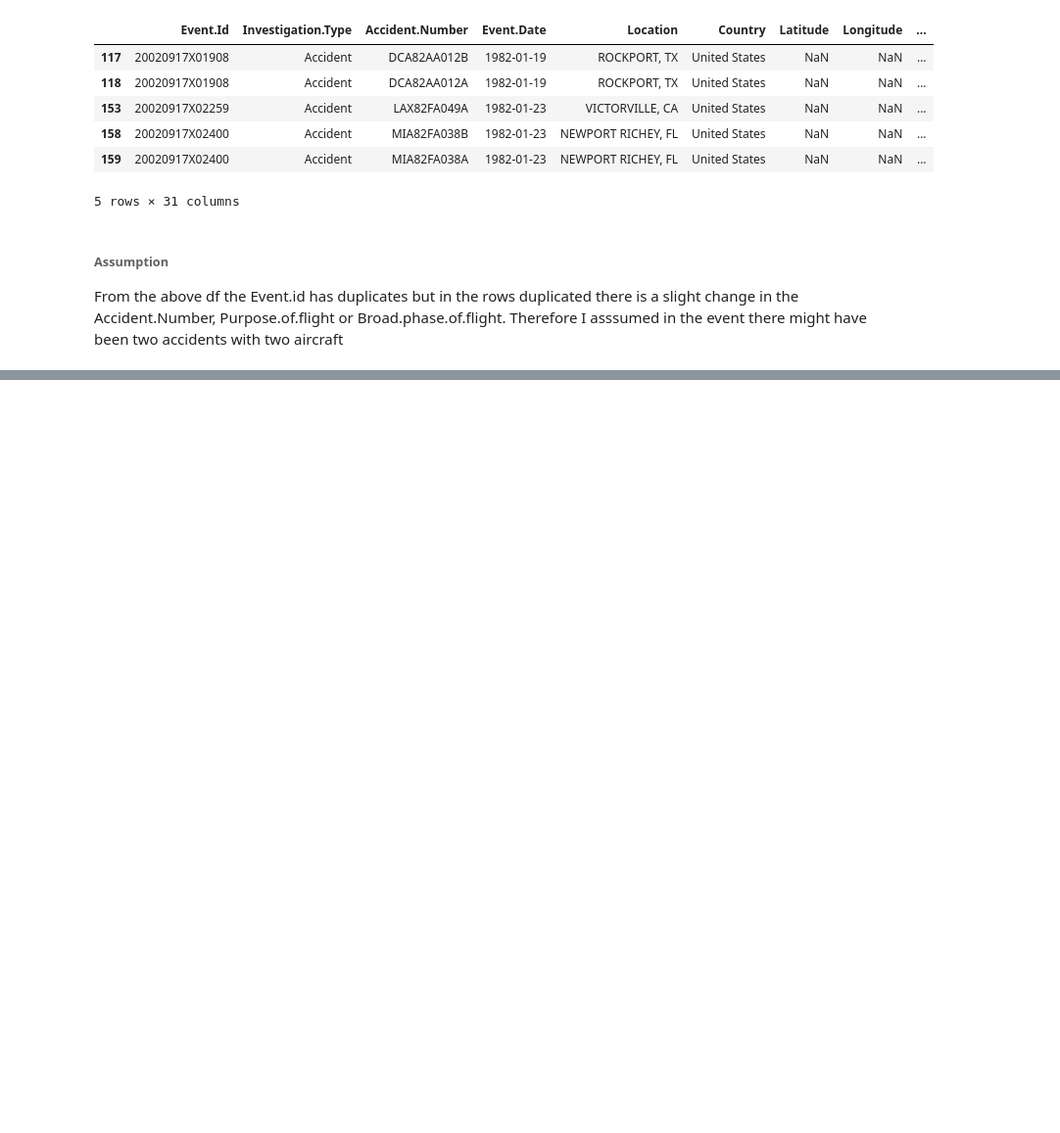
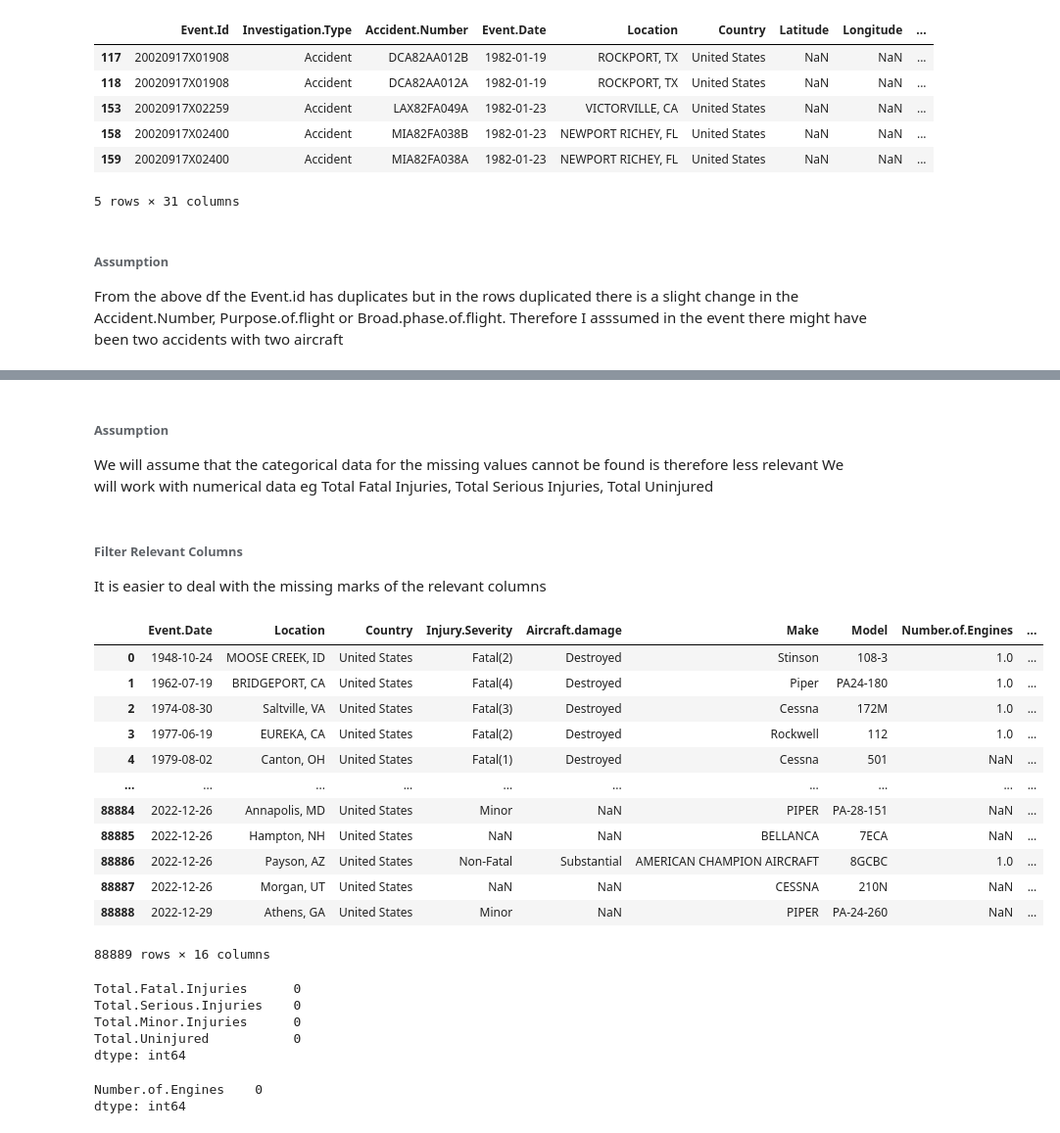
Before and after one commit to blaise-mwangi/dsc-project-aviation, a Jupyter notebook: dsc_project_aviation.ipynb, the cells around one changed output, grey strips where cells are left out. Shown: that part at 98% size. Drawn from its saved outputs; the diff is of its cells as text; code cells hidden in the pictures; blank space fills up the shorter version.

```diff
--- a/dsc_project_aviation.ipynb
+++ b/dsc_project_aviation.ipynb
@@ -146,0 +191,31 @@ Therefore I asssumed in the event there might have been two accidents with two a
+# %% [markdown]
+###### **Assumption**
+We will assume that the categorical data for the missing values cannot be found is therefore less relevant
+We will work with numerical data eg Total Fatal Injuries, Total Serious Injuries, Total Uninjured
+# %% [markdown]
+###### **Filter Relevant Columns**
+It is easier to deal with the missing marks of the relevant columns
+# %%
+relevant_columns = [
+    "Event.Date", "Location", "Country", "Injury.Severity", "Aircraft.damage",
+    "Make", "Model", "Number.of.Engines", "Engine.Type", "Purpose.of.flight",
+    "Total.Fatal.Injuries", "Total.Serious.Injuries", "Total.Minor.Injuries",
+    "Total.Uninjured", "Weather.Condition", "Broad.phase.of.flight"
+]
+
+filtered_df = df.filter(items=relevant_columns).copy()
+filtered_df
+# %% [output]
+|  | Event.Date | Location | Country | Injury.Severity | Aircraft.damage | Make | Model | Number.of.Engines | ... |
+| 0 | 1948-10-24 | MOOSE CREEK, ID | United States | Fatal(2) | Destroyed | Stinson | 108-3 | 1.0 | ... |
+| 1 | 1962-07-19 | BRIDGEPORT, CA | United States | Fatal(4) | Destroyed | Piper | PA24-180 | 1.0 | ... |
+| 2 | 1974-08-30 | Saltville, VA | United States | Fatal(3) | Destroyed | Cessna | 172M | 1.0 | ... |
+| 3 | 1977-06-19 | EUREKA, CA | United States | Fatal(2) | Destroyed | Rockwell | 112 | 1.0 | ... |
+| 4 | 1979-08-02 | Canton, OH | United States | Fatal(1) | Destroyed | Cessna | 501 | NaN | ... |
+| ... | ... | ... | ... | ... | ... | ... | ... | ... | ... |
+| 88884 | 2022-12-26 | Annapolis, MD | United States | Minor | NaN | PIPER | PA-28-151 | NaN | ... |
+| 88885 | 2022-12-26 | Hampton, NH | United States | NaN | NaN | BELLANCA | 7ECA | NaN | ... |
+| 88886 | 2022-12-26 | Payson, AZ | United States | Non-Fatal | Substantial | AMERICAN CHAMPION AIRCRAFT | 8GCBC | 1.0 | ... |
+| 88887 | 2022-12-26 | Morgan, UT | United States | NaN | NaN | CESSNA | 210N | NaN | ... |
+| 88888 | 2022-12-29 | Athens, GA | United States | Minor | NaN | PIPER | PA-24-260 | NaN | ... |
+88889 rows × 16 columns
@@ -146,0 +227,9 @@ Therefore I asssumed in the event there might have been two accidents with two a
+# %%
+#Checking if null values in Total.Fatal.Injuries Total.Serious.Injuries	Total.Minor.Injuries Total.Uninjured are replaced
+filtered_df[["Total.Fatal.Injuries", "Total.Serious.Injuries", "Total.Minor.Injuries", "Total.Uninjured"]].isna().sum()
+# %% [output]
+Total.Fatal.Injuries      0
+Total.Serious.Injuries    0
+Total.Minor.Injuries      0
+Total.Uninjured           0
+dtype: int64
@@ -146,0 +239,6 @@ Therefore I asssumed in the event there might have been two accidents with two a
+# %%
+#Checking if null values in
+filtered_df[["Number.of.Engines"]].isna().sum()
+# %% [output]
+Number.of.Engines    0
+dtype: int64
```
Also changed, not shown: parts of 5 cells of this notebook.
